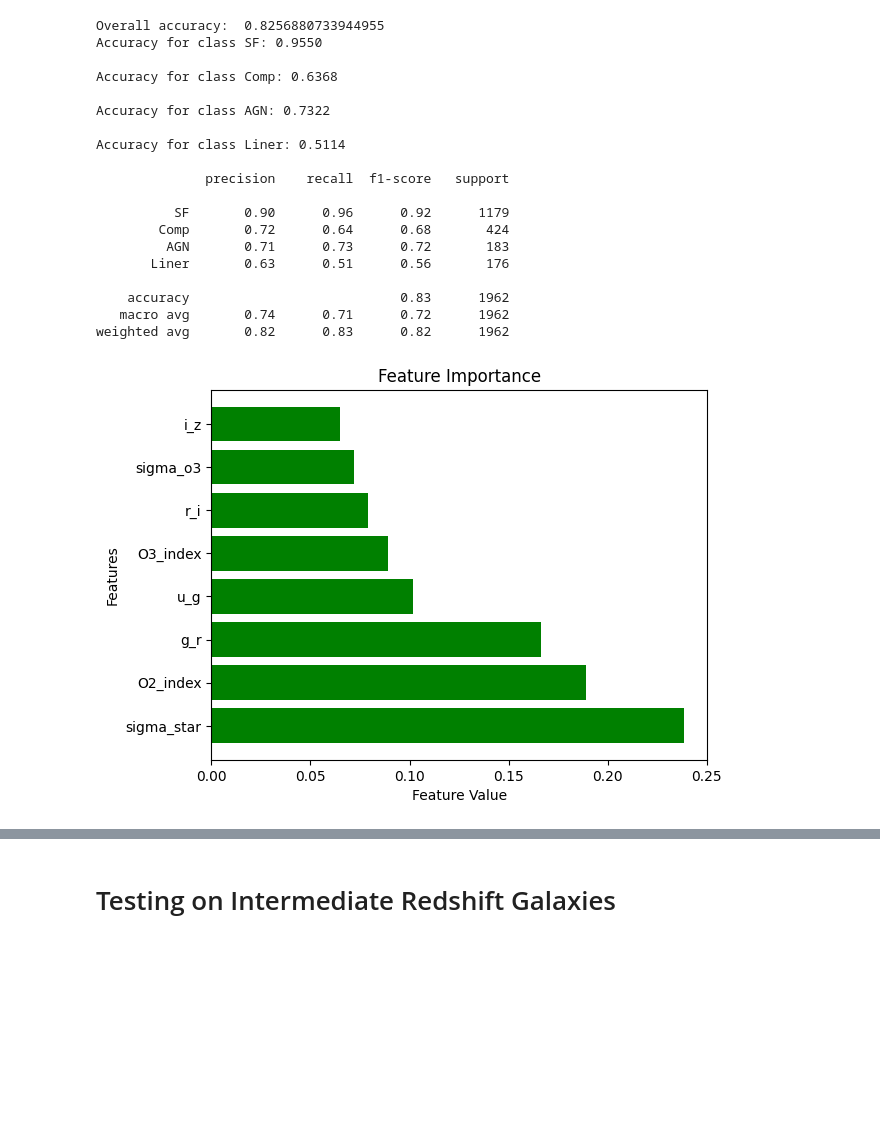
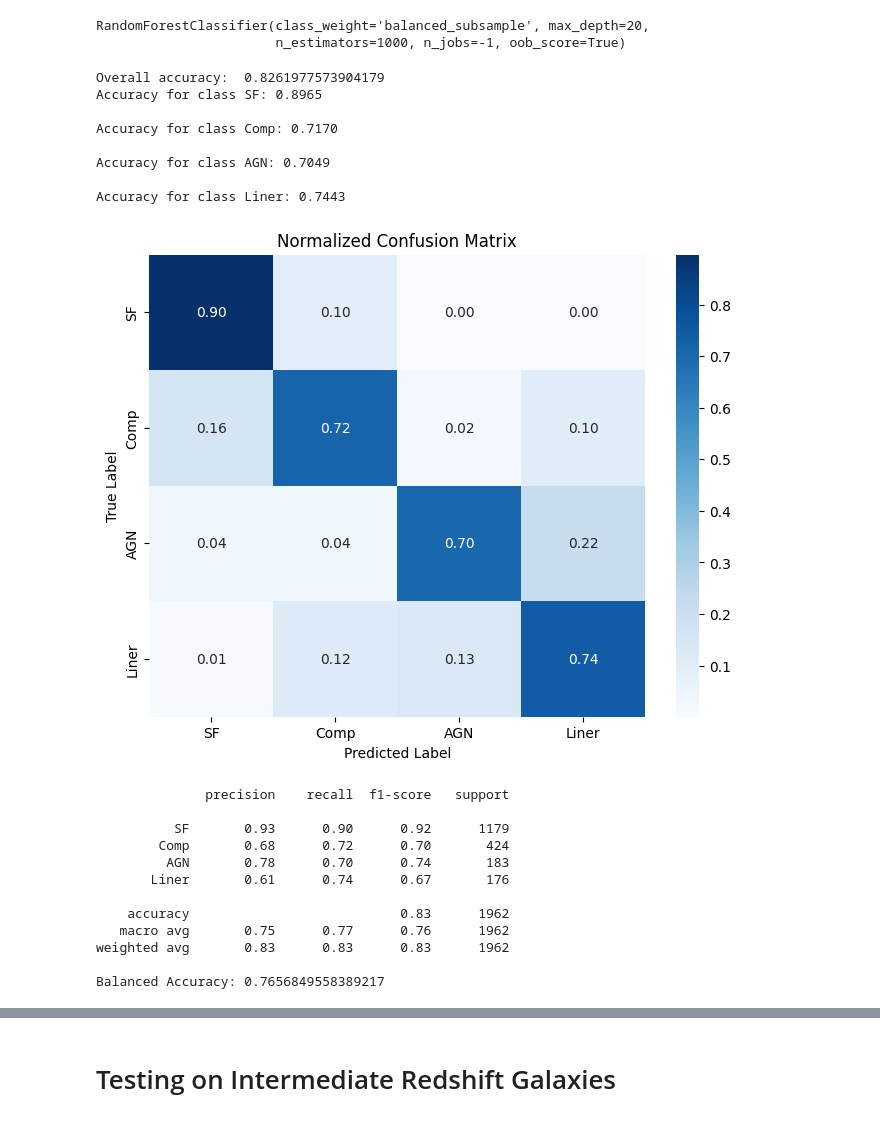
Before and after one commit to lorlo9999/DeepLearningProject, a Jupyter notebook: RandomForest/RandomForest.ipynb, the cells around one changed output, grey strips where cells are left out. Drawn from its saved outputs; the diff is of its cells as text; code cells hidden in the pictures; blank space fills up the shorter version.

```diff
--- a/RandomForest/RandomForest.ipynb
+++ b/RandomForest/RandomForest.ipynb
@@ -13,61 +13,90 @@ y_test = np.load("../data/y_test.npy")
 
 y_train = np.argmax(y_train, axis=1)
 
-x_train, x_val, y_train, y_val = train_test_split(x_train, y_train, test_size=0.2, random_state=42)
-
 
 rf_classifier = RandomForestClassifier(n_estimators=1000, criterion='gini', max_depth=20, min_samples_split=2,
                                        min_samples_leaf=1, min_weight_fraction_leaf=0.0, max_features='sqrt', max_leaf_nodes=None,
-                                       min_impurity_decrease=0.0, bootstrap=False, oob_score=False, n_jobs=None, random_state=None,
-                                       verbose=0, warm_start=False, class_weight=None, ccp_alpha=0.0, max_samples=None, monotonic_cst=None)
+                                       min_impurity_decrease=0.0, bootstrap=True, oob_score=True, n_jobs=-1, random_state=None,
+                                       verbose=0, warm_start=False, class_weight = "balanced_subsample", ccp_alpha=0.0, max_samples=None, monotonic_cst=None)
 
 
 rf_classifier.fit(x_train, y_train)
-
-
-y_pred = rf_classifier.predict_proba(x_test)
+# %% [output]
+RandomForestClassifier(class_weight='balanced_subsample', max_depth=20,
+                       n_estimators=1000, n_jobs=-1, oob_score=True)
+# %%
+y_pred = rf_classifier.predict_proba(x_test)
+
+thresholds = {0: 0.5, 1: 0.3, 2: 0.25, 3: 0.3}
+
+y_pred_adjusted = np.argmax(y_pred, axis=1)  # Default
+
+for class_idx, threshold in thresholds.items():
+    y_pred_adjusted[(y_pred[:, class_idx] > threshold) & (y_pred_adjusted != class_idx)] = class_idx
+
+y_pred = y_pred_adjusted
 # %%
+import seaborn as sns
+from sklearn.metrics import balanced_accuracy_score
+
 #calculate accuracy
 from sklearn.metrics import accuracy_score
-y_pred_argmax = np.argmax(y_pred, axis=1)
+y_pred_argmax = y_pred_adjusted
 y_true = np.argmax(y_test, axis=1)
 accuracy = accuracy_score(y_true, y_pred_argmax)
 print("Overall accuracy: ", accuracy)
 
 #calculate confusion matrix
 from sklearn.metrics import confusion_matrix
 cm = confusion_matrix(y_true, y_pred_argmax)
 #print(cm)
 
 per_class_accuracy = cm.diagonal() / cm.sum(axis=1)
 labels = ['SF', 'Comp', 'AGN', 'Liner']
 # Print per-class accuracy
 for i, acc in enumerate(per_class_accuracy):
     print(f"Accuracy for class {labels[i]}: {acc:.4f} \n")
 
+# normalize confusion matrix
+cm_normalized = cm.astype('float') / cm.sum(axis=1)[:, np.newaxis]
+
+# confusion matrix
+plt.figure(figsize=(8, 6))
+sns.heatmap(cm_normalized, annot=True, fmt=".2f", cmap="Blues", xticklabels=labels, yticklabels=labels)
+plt.xlabel("Predicted Label")
+plt.ylabel("True Label")
+plt.title("Normalized Confusion Matrix")
+plt.savefig("../plots/RF-confusion_matrix.png")
+plt.show()
+
 #calculate accuracy for each of the 4 classes
 from sklearn.metrics import classification_report
 print(classification_report(y_true, y_pred_argmax, target_names=labels))
+
+balanced_acc = balanced_accuracy_score(y_true, y_pred_argmax)
+print("Balanced Accuracy:", balanced_acc)
 # %% [output]
-Overall accuracy:  0.8256880733944955
-Accuracy for class SF: 0.9550
+Overall accuracy:  0.8261977573904179
+Accuracy for class SF: 0.8965
 
-Accuracy for class Comp: 0.6368
+Accuracy for class Comp: 0.7170
 
-Accuracy for class AGN: 0.7322
+Accuracy for class AGN: 0.7049
 
-Accuracy for class Liner: 0.5114
-
-              precision    recall  f1-score   support
-
-          SF       0.90      0.96      0.92      1179
-        Comp       0.72      0.64      0.68       424
-         AGN       0.71      0.73      0.72       183
-       Liner       0.63      0.51      0.56       176
-
-    accuracy                           0.83      1962
-   macro avg       0.74      0.71      0.72      1962
-weighted avg       0.82      0.83      0.82      1962
+Accuracy for class Liner: 0.7443
+[figure, added]
+              precision    recall  f1-score   support
+
+          SF       0.93      0.90      0.92      1179
+        Comp       0.68      0.72      0.70       424
+         AGN       0.78      0.70      0.74       183
+       Liner       0.61      0.74      0.67       176
+
+    accuracy                           0.83      1962
+   macro avg       0.75      0.77      0.76      1962
+weighted avg       0.83      0.83      0.83      1962
+
+Balanced Accuracy: 0.7656849558389217
 # %%
 feature = ['O3_index', 'O2_index', 'sigma_star', 'sigma_o3', 'u_g', 'g_r', 'r_i', 'i_z']
 importances = rf_classifier.feature_importances_
@@ -88,8 +117,6 @@ plt.ylabel('Features')
 plt.title('Feature Importance')
 plt.savefig('../plots/RF_feature_importance.pdf',format='pdf')
 plt.show()
-# %% [output]
-[figure, removed]
 # %%
 import matplotlib.pyplot as plt
 from sklearn.metrics import roc_curve, auc
```
Also changed, not shown: parts of 1 cell of this notebook, 10 other files.
